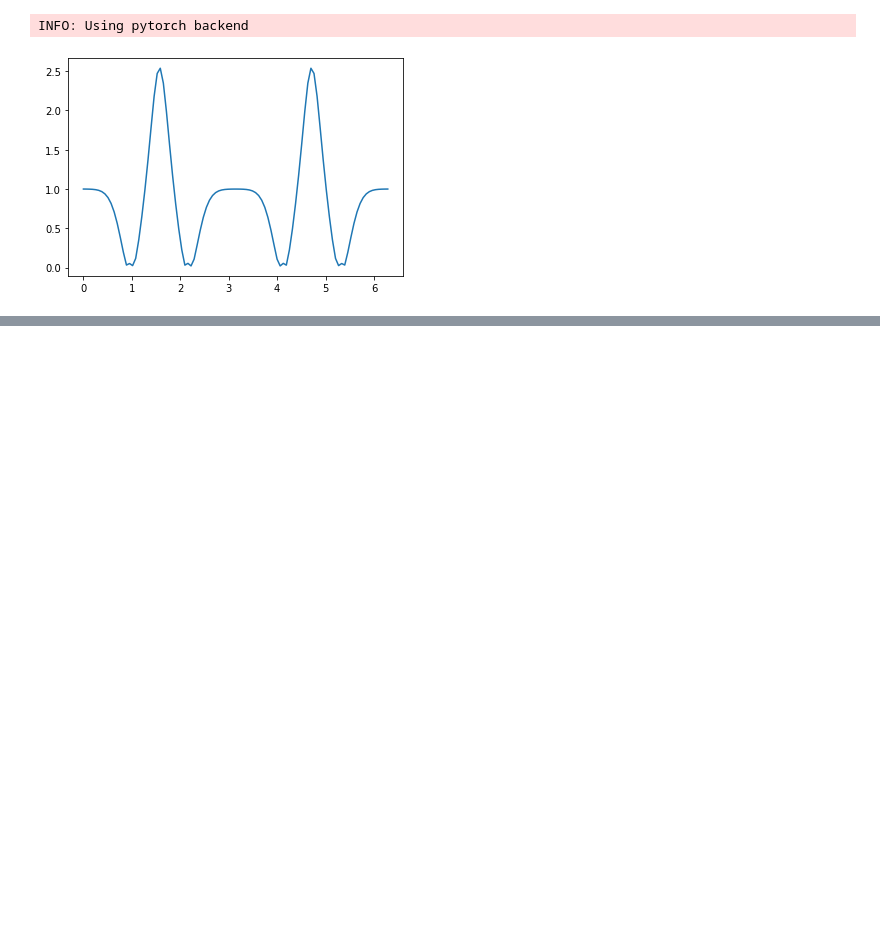
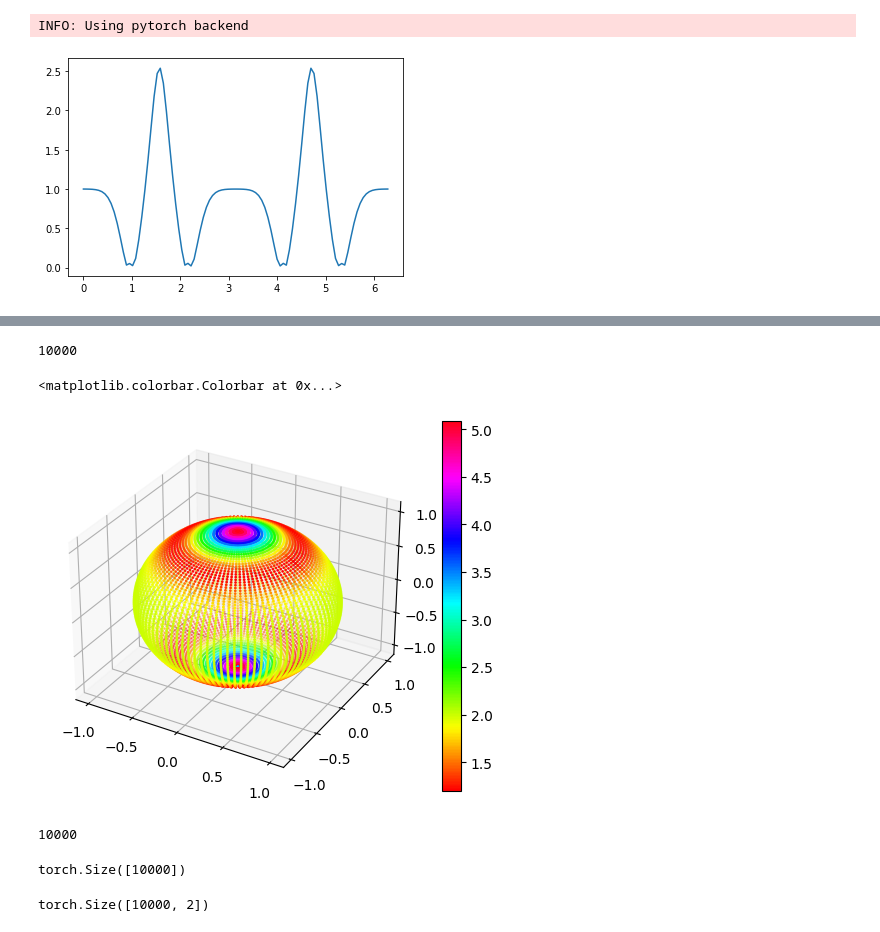
Before and after one commit to geometric-intelligence/neurometry, a Jupyter notebook: neuralgeom/pullback.ipynb, the cells around one changed output, grey strips where cells are left out. Drawn from its saved outputs; the diff is of its cells as text; code cells hidden in the pictures; blank space fills up the shorter version.

```diff
--- a/neuralgeom/pullback.ipynb
+++ b/neuralgeom/pullback.ipynb
@@ -68,11 +89,10 @@ from main_eval import compute_mean_curvature
 immersion = get_immersion(distortion_func="bump",radius=1,n_wiggles=3,distortion_amp=0.3,embedding_dim=2,rot=torch.eye(2))
 points = gs.linspace(0,2*gs.pi,100)
 
-mean_curvatures = gs.array((len(points), 2))
-mean_curvature_norms = gs.array((len(points)))
-for point in points:
-    print(point)
+mean_curvatures = gs.zeros((len(points),2))
+mean_curvature_norms = gs.zeros(len(points))
+for _, point in enumerate(points):
     point = gs.array([[point]])
     curvature, norm = compute_mean_curvature(point, immersion, 1, 2)
-    mean_curvatures.append(curvature)
-    mean_curvature_norms.append(norm)
+    mean_curvatures[_,:] =  torch.squeeze(curvature)
+    mean_curvature_norms[_] = norm
@@ -81,0 +99,21 @@ RuntimeError: einsum(): the number of subscripts in the equation (1) does not ma
+# %%
+from datasets.synthetic import get_s2_synthetic_immersion
+from main_eval import compute_mean_curvature
+
+immersion = get_s2_synthetic_immersion(radius=1,distortion_amp=0.3,embedding_dim=3,rot=torch.eye(3))
+
+thetas = gs.linspace(0.01,gs.pi,100)
+phis = gs.linspace(0,2*gs.pi,100)
+
+points = torch.cartesian_prod(thetas,phis)
+
+
+mean_curvatures = gs.zeros((len(points),3))
+
+mean_curvature_norms = gs.zeros(len(points))
+
+for _, point in enumerate(points):
+    point = gs.array([point])
+    curvature, norm = compute_mean_curvature(point,immersion, 2, 3)
+    mean_curvatures[_,:] =  torch.squeeze(curvature)
+    mean_curvature_norms[_] = norm
@@ -81,0 +135,24 @@ RuntimeError: einsum(): the number of subscripts in the equation (1) does not ma
+# %%
+angles = points
+# %%
+len(angles)
+# %% [output]
+10000
+# %%
+x = [np.sin(angle[0])*np.cos(angle[1]) for angle in angles]
+y = [np.sin(angle[0])*np.sin(angle[1]) for angle in angles]
+z = [np.cos(angle[0]) for angle in angles]
+
+fig = plt.figure()
+
+ax = fig.add_subplot(111,projection="3d")
+sc = ax.scatter3D(x,y,z,s=1,c=mean_curvature_norms,cmap="hsv")
+
+plt.colorbar(sc)
+# %% [output]
+<matplotlib.colorbar.Colorbar at 0x...>
+[figure, added]
+# %%
+len(mean_curvature_norms)
+# %% [output]
+10000
@@ -81,0 +175,4 @@ RuntimeError: einsum(): the number of subscripts in the equation (1) does not ma
+# %%
+mean_curvature_norms.shape
+# %% [output]
+torch.Size([10000])
@@ -81,0 +181,4 @@ RuntimeError: einsum(): the number of subscripts in the equation (1) does not ma
+# %%
+points.shape
+# %% [output]
+torch.Size([10000, 2])
```
Also changed, not shown: parts of 15 cells of this notebook, 8 other files.
